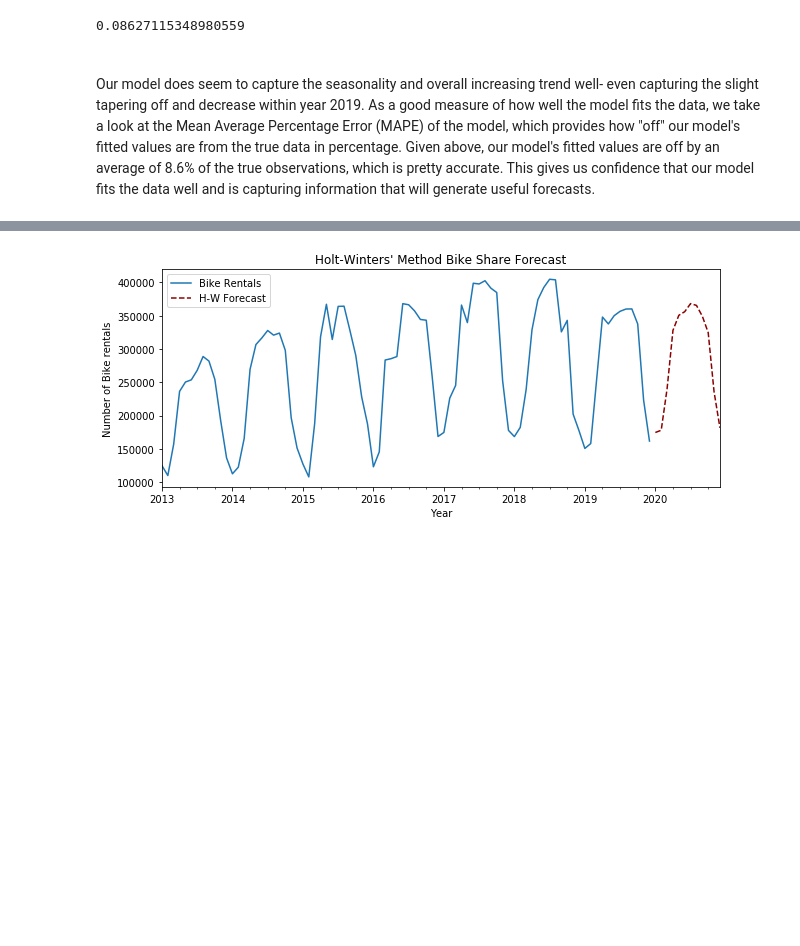
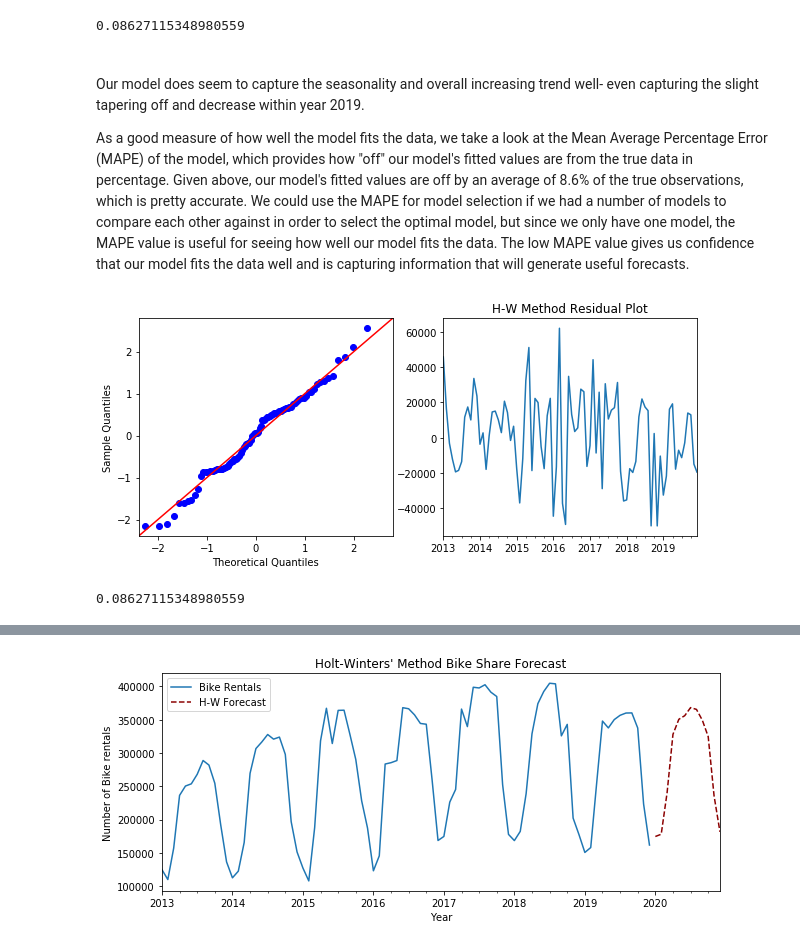
Before and after one commit to Christopher-Liu/bikeshare-ts-analysis, a Jupyter notebook: bikeshare_ts_proj.ipynb, the cells around one changed output, grey strips where cells are left out. Drawn from its saved outputs; the diff is of its cells as text; code cells hidden in the pictures; blank space fills up the shorter version.

Commit message:
Added a QQ plot for the H-W model and further expanded discussion of model diagnosis

```diff
--- a/bikeshare_ts_proj.ipynb
+++ b/bikeshare_ts_proj.ipynb
@@ -126,4 +127,19 @@ np.average(np.absolute((fit_hw.fittedvalues - bike['num_rides']) / bike['num_rid
 # %% [markdown]
 <br>
 
-Our model does seem to capture the seasonality and overall increasing trend well- even capturing the slight tapering off and decrease within year 2019. As a good measure of how well the model fits the data, we take a look at the Mean Average Percentage Error (MAPE) of the model, which provides how "off" our model's fitted values are from the true data in percentage. Given above, our model's fitted values are off by an average of 8.6% of the true observations, which is pretty accurate. This gives us confidence that our model fits the data well and is capturing information that will generate useful forecasts.
+Our model does seem to capture the seasonality and overall increasing trend well- even capturing the slight tapering off and decrease within year 2019.
+
+As a good measure of how well the model fits the data, we take a look at the Mean Average Percentage Error (MAPE) of the model, which provides how "off" our model's fitted values are from the true data in percentage. Given above, our model's fitted values are off by an average of 8.6% of the true observations, which is pretty accurate. We could use the MAPE for model selection if we had a number of models to compare each other against in order to select the optimal model, but since we only have one model, the MAPE value is useful for seeing how well our model fits the data. The low MAPE value gives us confidence that our model fits the data well and is capturing information that will generate useful forecasts.
+# %%
+fig, axes = plt.subplots(1, 2, figsize=(10,4))
+
+# Using the
+fig = sm.qqplot(fit_hw.resid, line='45', fit=True, ax=axes[0])
+fig = fit_hw.resid.plot(title="H-W Method Residual Plot", ax=axes[1]);
+# %% [output]
+[figure, added]
+# %%
+# The MAPE (Mean Average Percentage Error) of the H-W model
+np.average(np.absolute((fit_hw.fittedvalues - bike['num_rides']) / bike['num_rides']))
+# %% [output]
+0.08627115348980559
```
Also changed, not shown: parts of 2 cells of this notebook.
